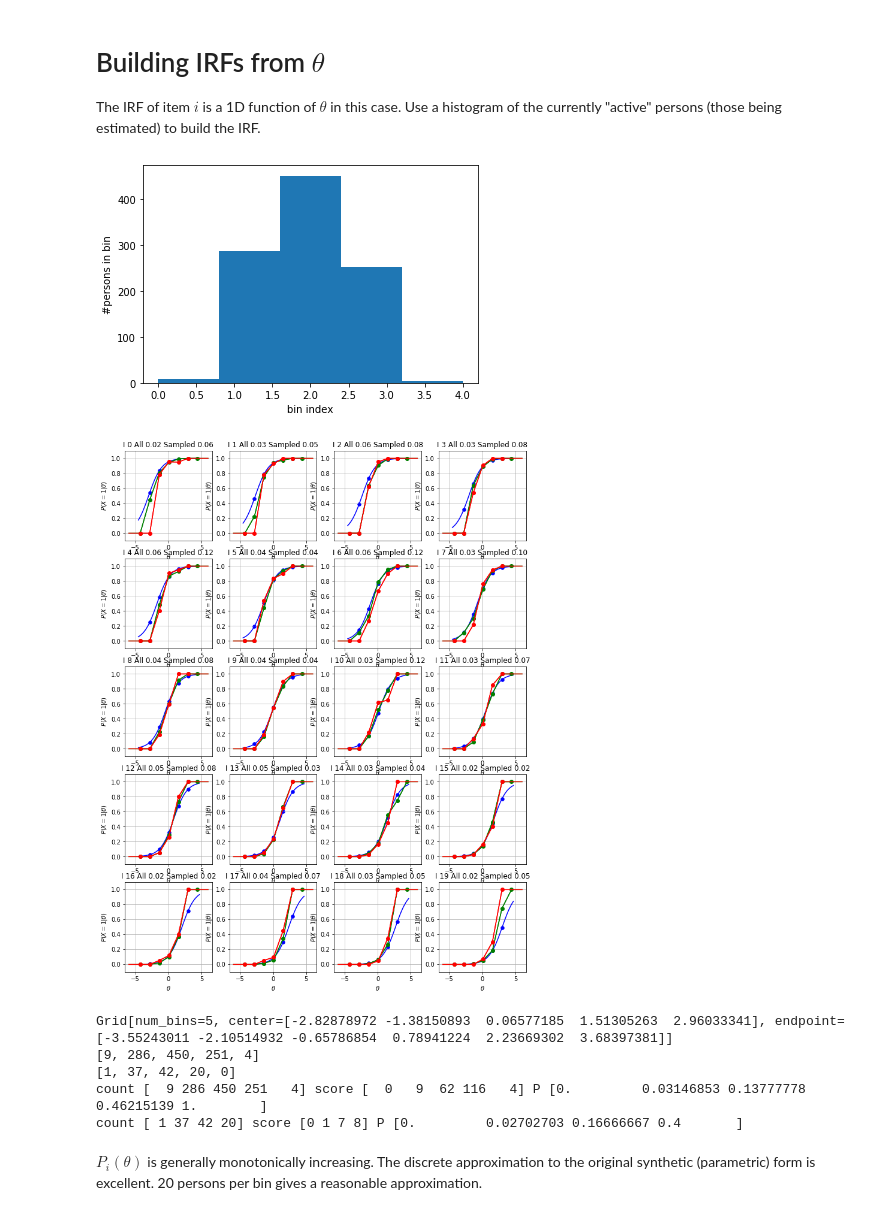
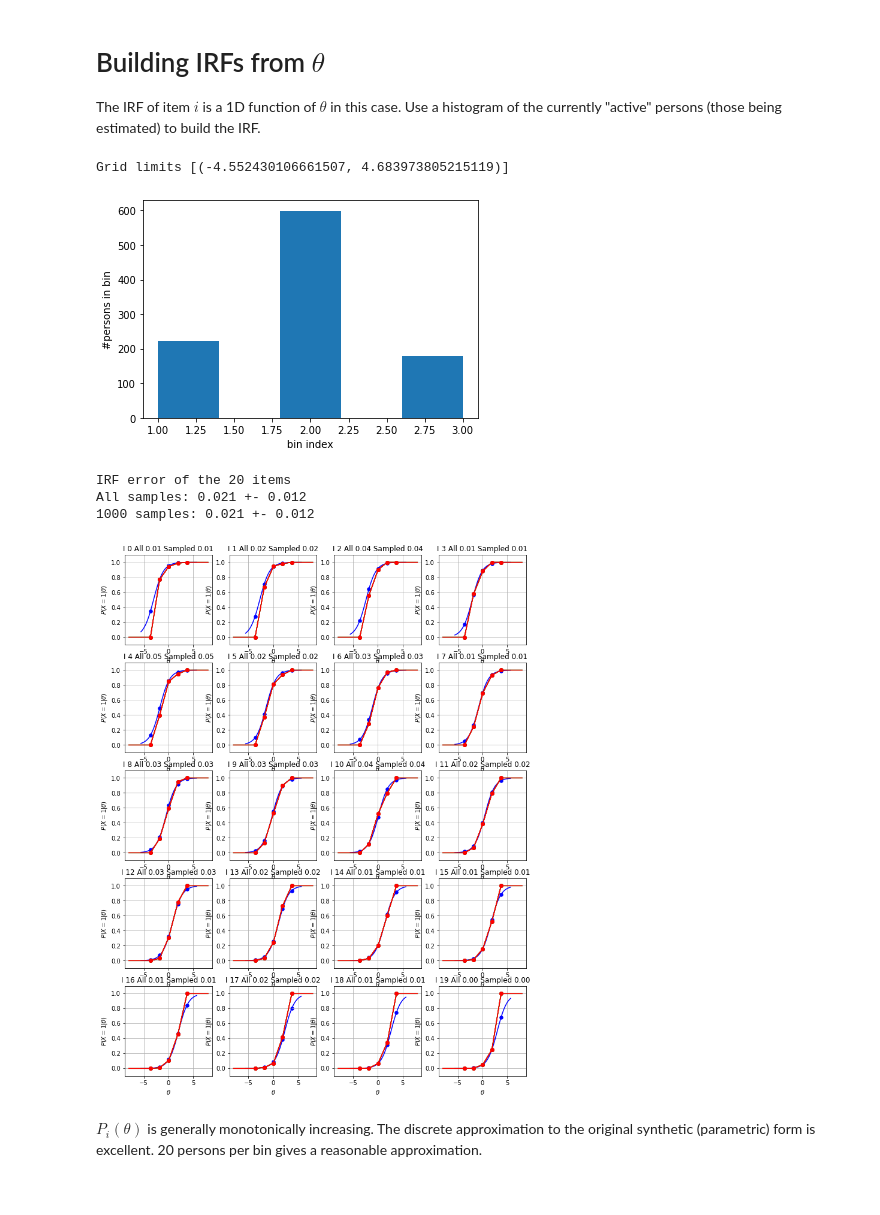
Before and after one commit to ETS-Next-Gen/irt-mcmc, a Jupyter notebook: notebooks/irt_solver_1d_simulated_data.ipynb, the cells around one changed output. Cells and saved outputs as stored; diff of their text form; code cells hidden in the pictures.

```diff
--- a/notebooks/irt_solver_1d_simulated_data.ipynb
+++ b/notebooks/irt_solver_1d_simulated_data.ipynb
@@ -80,17 +91,19 @@ theta = nirt.likelihood.initial_guess(X, c)
 # %%
 # For each dimension, bin ALL persons by theta values into n bins. Binning strategy is either
 # quantiles (so all bins have equal sizes) or uniform grid on a fixed domain [-M,M].
-num_bins = 5
-method = "uniform-fixed" # "quantile" # "uniform"
-grid = [nirt.grid.Grid(theta[:, ci], num_bins, method=method,
-                       xlim=(min(theta[:, ci])-1, max(theta[:, ci])+1)) for ci in range(C)]
-irf = [nirt.irf.ItemResponseFunction(grid[ci], X[:, i]) for i, ci in enumerate(c)]
-# print(grid[0])
+inactive = np.arange(P, dtype=int)
+active = np.array([], dtype=int)
+
+xlim = [(min(theta[:, ci])-2, max(theta[:, ci])+2) for ci in range(C)]
+grid_all = [nirt.grid.Grid(theta[:, ci], num_bins, method=method, xlim=xlim[ci]) for ci in range(C)]
+irf_all = [nirt.irf.ItemResponseFunction(grid_all[ci], X[:, i]) for i, ci in enumerate(c)]
+print("Grid limits", xlim)
+# %% [output]
+Grid limits [(-4.552430106661507, 4.683973805215119)]
 # %%
 # Print the distribution of bin sizes.
-t = theta[:, 0]
-plt.hist(grid[0].bin_index, num_bins)
+plt.hist(grid_all[0].bin_index, num_bins)
 plt.xlabel('bin index')
 plt.ylabel('#persons in bin');
 # %% [output]
-[figure, old version]
+[figure, new version]
@@ -106,49 +121,25 @@ sampled_irf = [nirt.irf.ItemResponseFunction(sampled_grid[ci], X[sample, i]) for
+# %%
+grid = [nirt.grid.Grid(theta_active[:, ci], num_bins, method=method, xlim=xlim[ci]) for ci in range(C)]
+irf = np.array([nirt.irf.ItemResponseFunction(grid[ci], X[sample, i]) for i, ci in enumerate(c)])
+e_all = nirt.error.error_norm_by_item(model_irf, irf_all)
+e = nirt.error.error_norm_by_item(model_irf, irf)
+print("IRF error of the {} items".format(I))
+print("All samples: {:.3f} +- {:.3f}".format(e_all.mean(), e_all.std()))
+print("{} samples: {:.3f} +- {:.3f}".format(sample_size, e.mean(), e.std()))
+# %% [output]
+IRF error of the 20 items
+All samples: 0.021 +- 0.012
+1000 samples: 0.021 +- 0.012
 # %%
 fig, axs = plt.subplots(I // 4, 4, figsize=(12, 0.8*I))
 for i in range(I):
     ax = axs[i // 4, i % 4]
-# i = 0 # Item number
-# ax = plt.gca()
-
-    def model_irf(t): return nirt.simulate.simulate_data.three_pl_model(t, discrimination, b[i], asym)
-
-    nirt.simulate.plot_irf.plot_model_irf(ax, grid[c[i]], model_irf, num_bins, color="blue", label="Original")
-    irf[i].plot(ax, color="green", label="{} samples".format(theta.shape[0]))
-    sampled_irf[i].plot(ax, color="red", label="{} samples".format(sample_size))
-
-    def error_norm(irf):
-        # Returns the scaled, weighted L2 norm of the error in the approximate IRF at the nodes.
-        # Weight = bin count (so that all persons contribute the same weight to the norm: more
-        # dense bins should count more).
-        exact_irf = np.array([model_irf(t) for t in irf.node])
-        error = exact_irf - irf.probability
-        weight = irf.count
-        return (sum(weight * error**2)/sum(weight))**0.5
-
-    e_all = error_norm(irf[i])
-    e_sampled = error_norm(sampled_irf[i])
-    #print("All MSE {:.2f}".format(np.linalg.norm(e)/n**0.5))
-    #print("Sampled MSE {:.2f}".format(np.linalg.norm(e)/n**0.5))
-    ax.set_title("I {} All {:.2f} Sampled {:.2f}".format(i, e_all, e_sampled))
+    nirt.simulate.plot_irf.plot_model_irf(ax, grid[c[i]], model_irf[i], num_bins, color="blue", label="Original")
+    irf_all[i].plot(ax, color="green", label="{} samples".format(theta.shape[0]))
+    irf[i].plot(ax, color="red", label="{} samples".format(sample_size))
+    ax.set_title("I {} All {:.2f} Sampled {:.2f}".format(i, e_all[i], e[i]))
     ax.grid(True)
-#    _ = ax.legend()
-
-    #d = (sampled_irf[i].count > 0) & (irf[i].probability > 0)
-    #print("|all samples - sampled|  MSE {:.2f}".format(np.linalg.norm(sampled_irf.probability[d] - irf[i].probability[d])/n**0.5))
 # %% [output]
-[figure, old version]
+[figure, new version]
-# %%
-print(grid[0])
-print(list(map(len, grid[0].bin)))
-print(list(map(len, sampled_grid[0].bin)))
-i = 15
-print(irf[i])
-print(sampled_irf[i])
-# %% [output]
-Grid[num_bins=5, center=[-2.82878972 -1.38150893  0.06577185  1.51305263  2.96033341], endpoint=[-3.55243011 -2.10514932 -0.65786854  0.78941224  2.23669302  3.68397381]]
-[9, 286, 450, 251, 4]
-[1, 37, 42, 20, 0]
-count [  9 286 450 251   4] score [  0   9  62 116   4] P [0.         0.03146853 0.13777778 0.46215139 1.        ]
-count [ 1 37 42 20] score [0 1 7 8] P [0.         0.02702703 0.16666667 0.4       ]
 # %% [markdown]
 $P_i(\theta)$ is generally monotonically increasing. The discrete approximation to the original synthetic (parametric) form is excellent. 20 persons per bin gives a reasonable approximation.
```
Also changed, not shown: parts of 24 cells of this notebook, 7 other files.
